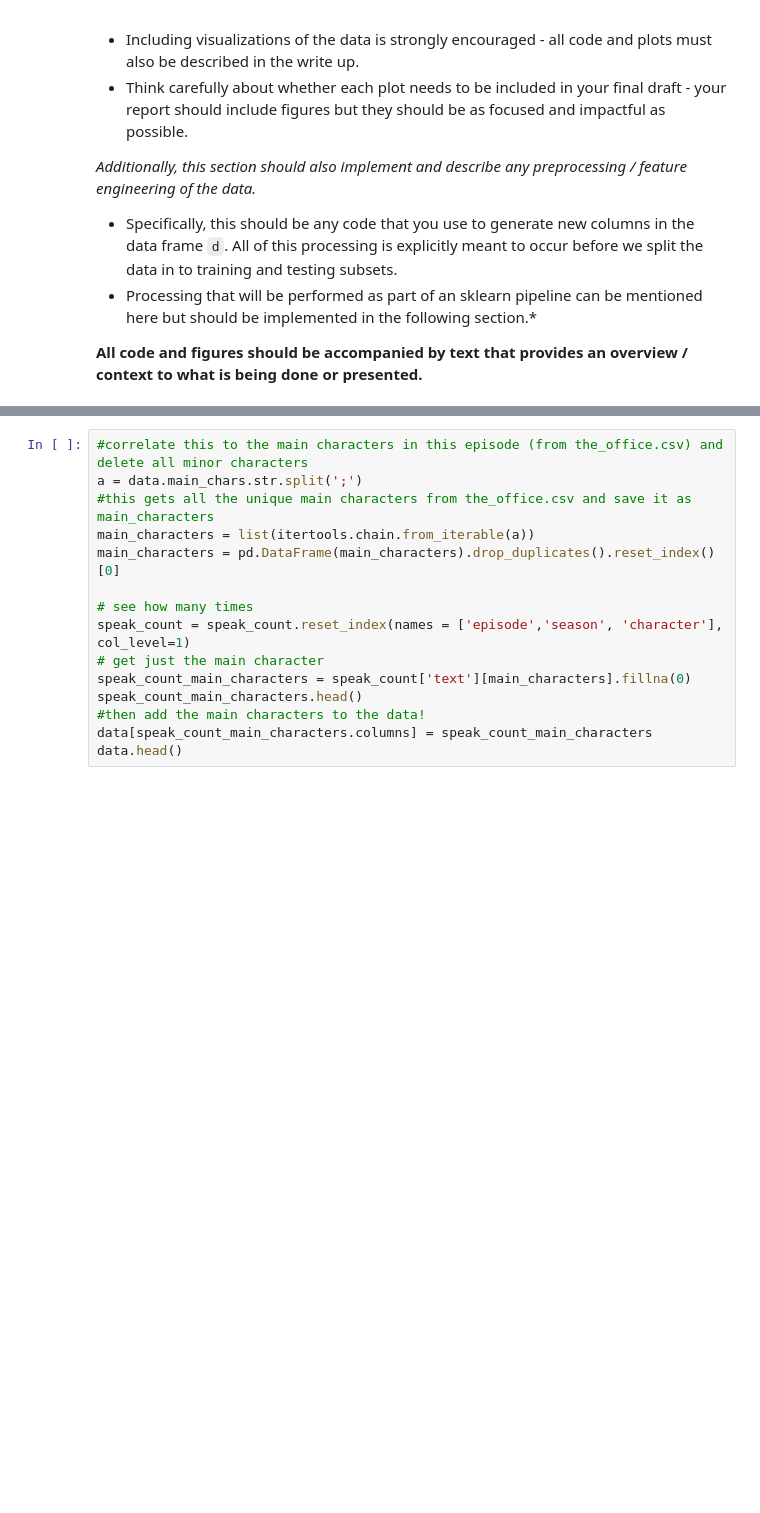
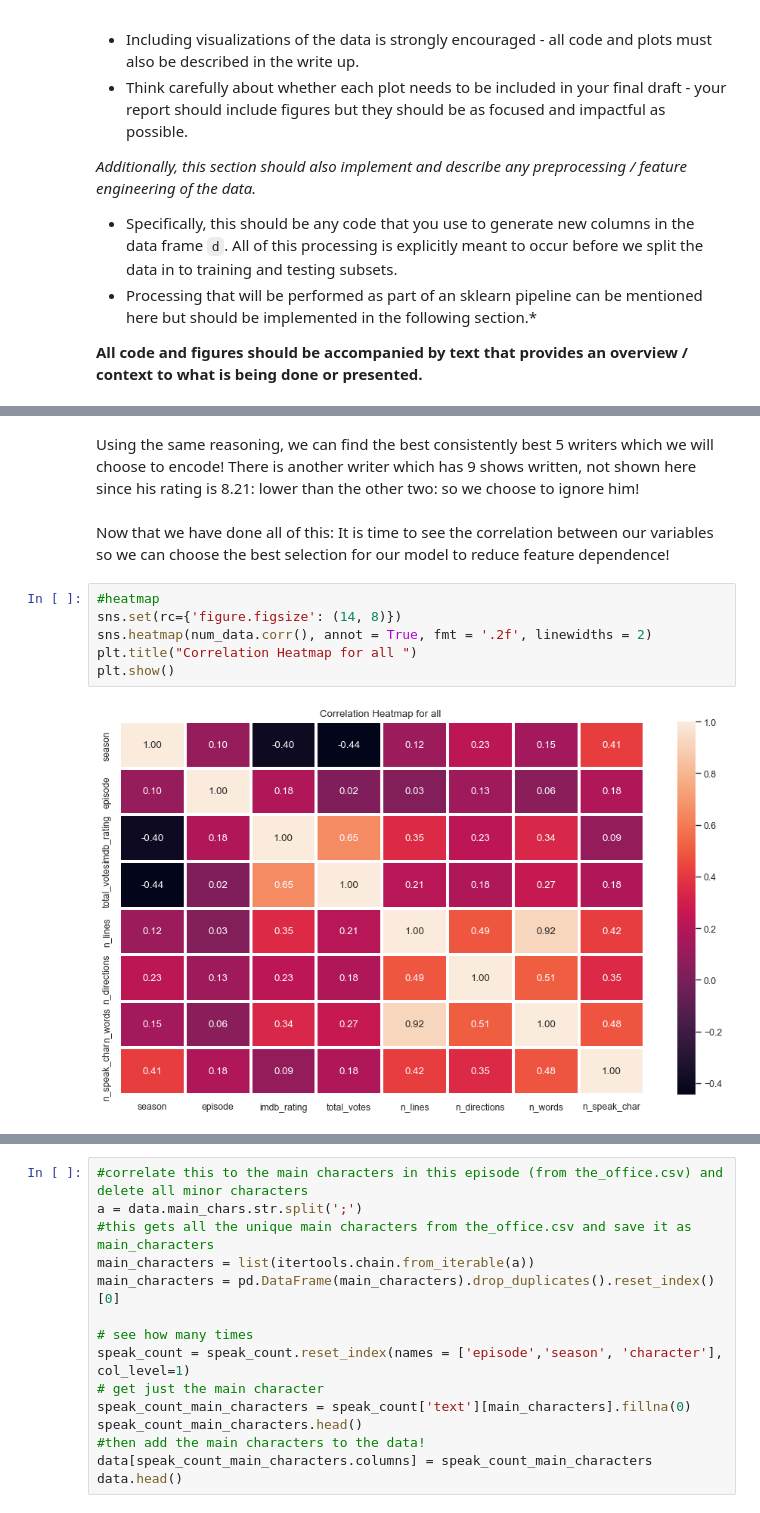
Before and after one commit to Mengyao41/ML_proj1, a Jupyter notebook: project1.ipynb, the cells around one changed output, grey strips where cells are left out. Cells and saved outputs as stored; diff of their text form; blank space fills up the shorter version.

```diff
--- a/project1.ipynb
+++ b/project1.ipynb
@@ -68,0 +173,12 @@ After making sure that all the necessary libraries or submodules are uploaded he
+# %% [markdown]
+Using the same reasoning, we can find the best consistently best 5 writers which we will choose to encode! There is another writer which has 9 shows written, not shown here since his rating is 8.21: lower than the other two: so we choose to ignore him!
+# %% [markdown]
+Now that we have done all of this: It is time to see the correlation between our variables so we can choose the best selection for our model to reduce feature dependence!
+# %%
+#heatmap
+sns.set(rc={'figure.figsize': (14, 8)})
+sns.heatmap(num_data.corr(), annot = True, fmt = '.2f', linewidths = 2)
+plt.title("Correlation Heatmap for all ")
+plt.show()
+# %% [output]
+[figure, added]
```
Also changed, not shown: parts of 33 cells of this notebook.
